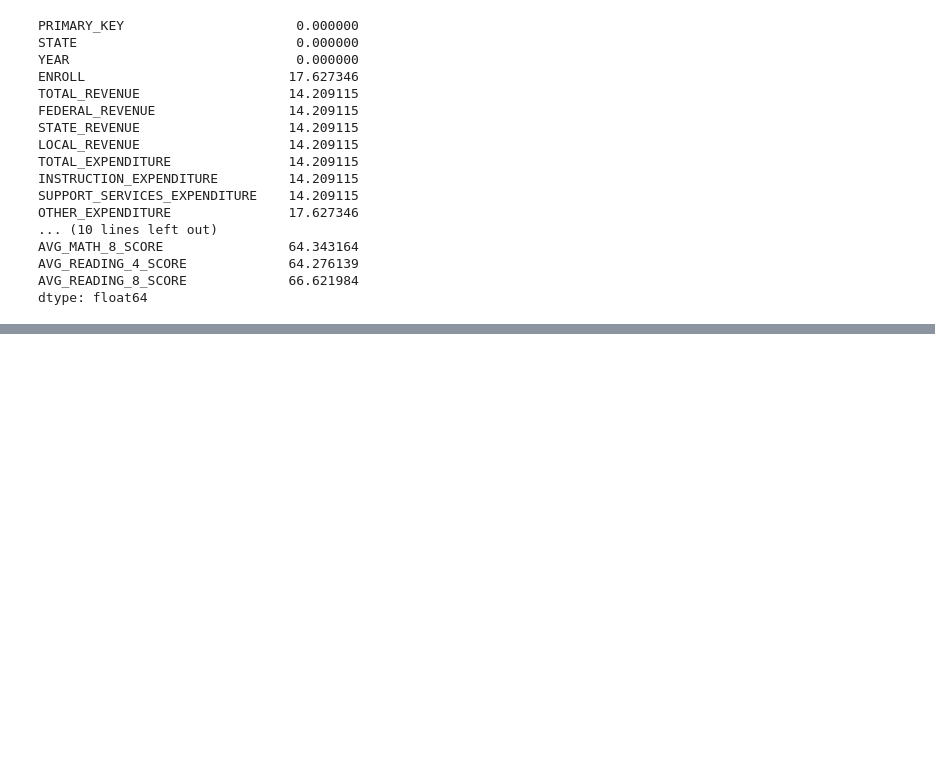
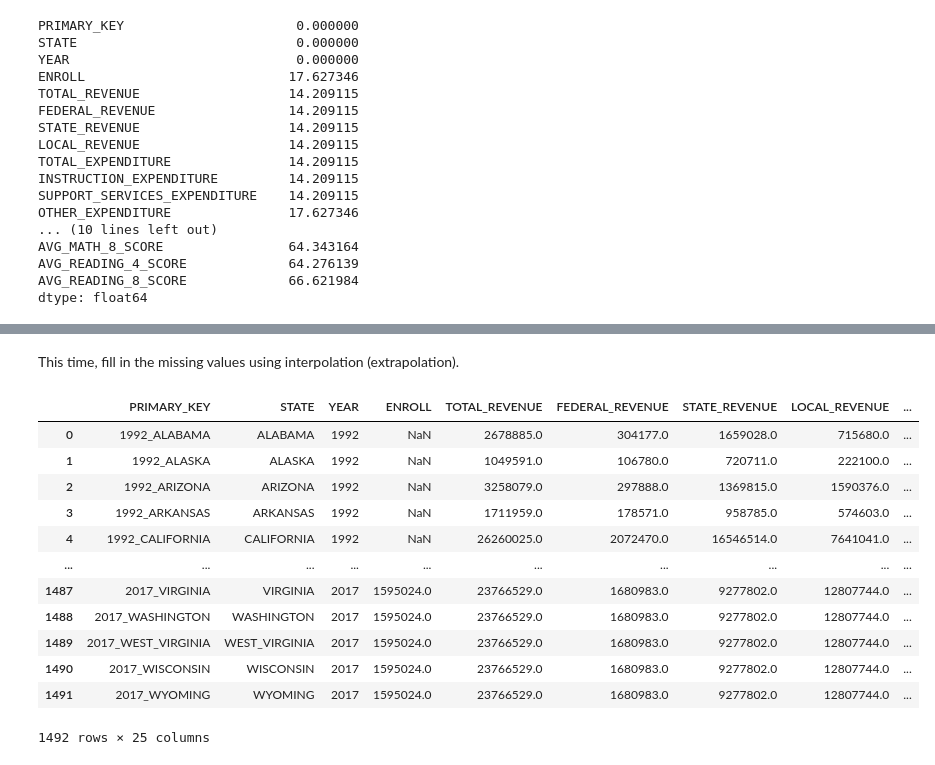
Before and after one commit to jhl126/Thinkful_work, a Jupyter notebook: Thinkful/Checkpoints/Data Cleaning II.ipynb, the cells around one changed output, grey strips where cells are left out. Saved outputs shown, nothing was run; the diff lists cells and outputs as text; code cells hidden in the pictures; blank space fills up the shorter version.

```diff
--- a/Thinkful/Checkpoints/Data Cleaning II.ipynb
+++ b/Thinkful/Checkpoints/Data Cleaning II.ipynb
@@ -59,0 +134,28 @@ dtype: float64
+# %% [markdown]
+This time, fill in the missing values using interpolation (extrapolation).
+# %%
+student4 = student.copy()
+fill_list = ["ENROLL", "TOTAL_REVENUE", "FEDERAL_REVENUE",
+             "STATE_REVENUE", "LOCAL_REVENUE", "TOTAL_EXPENDITURE",
+             "INSTRUCTION_EXPENDITURE", "SUPPORT_SERVICES_EXPENDITURE",
+             "OTHER_EXPENDITURE", "CAPITAL_OUTLAY_EXPENDITURE", "GRADES_PK_G",
+             "GRADES_KG_G", "GRADES_4_G", "GRADES_8_G", "GRADES_12_G", "GRADES_1_8_G",
+             "GRADES_9_12_G", "GRADES_ALL_G"]
+for col in fill_list:
+    student4.loc[:, col] = student4.loc[:,col].interpolate()
+
+student4
+# %% [output]
+|  | PRIMARY_KEY | STATE | YEAR | ENROLL | TOTAL_REVENUE | FEDERAL_REVENUE | STATE_REVENUE | LOCAL_REVENUE | ... |
+| 0 | 1992_ALABAMA | ALABAMA | 1992 | NaN | 2678885.0 | 304177.0 | 1659028.0 | 715680.0 | ... |
+| 1 | 1992_ALASKA | ALASKA | 1992 | NaN | 1049591.0 | 106780.0 | 720711.0 | 222100.0 | ... |
+| 2 | 1992_ARIZONA | ARIZONA | 1992 | NaN | 3258079.0 | 297888.0 | 1369815.0 | 1590376.0 | ... |
+| 3 | 1992_ARKANSAS | ARKANSAS | 1992 | NaN | 1711959.0 | 178571.0 | 958785.0 | 574603.0 | ... |
+| 4 | 1992_CALIFORNIA | CALIFORNIA | 1992 | NaN | 26260025.0 | 2072470.0 | 16546514.0 | 7641041.0 | ... |
+| ... | ... | ... | ... | ... | ... | ... | ... | ... | ... |
+| 1487 | 2017_VIRGINIA | VIRGINIA | 2017 | 1595024.0 | 23766529.0 | 1680983.0 | 9277802.0 | 12807744.0 | ... |
+| 1488 | 2017_WASHINGTON | WASHINGTON | 2017 | 1595024.0 | 23766529.0 | 1680983.0 | 9277802.0 | 12807744.0 | ... |
+| 1489 | 2017_WEST_VIRGINIA | WEST_VIRGINIA | 2017 | 1595024.0 | 23766529.0 | 1680983.0 | 9277802.0 | 12807744.0 | ... |
+| 1490 | 2017_WISCONSIN | WISCONSIN | 2017 | 1595024.0 | 23766529.0 | 1680983.0 | 9277802.0 | 12807744.0 | ... |
+| 1491 | 2017_WYOMING | WYOMING | 2017 | 1595024.0 | 23766529.0 | 1680983.0 | 9277802.0 | 12807744.0 | ... |
+1492 rows × 25 columns
```
Also changed, not shown: parts of 5 cells of this notebook.
